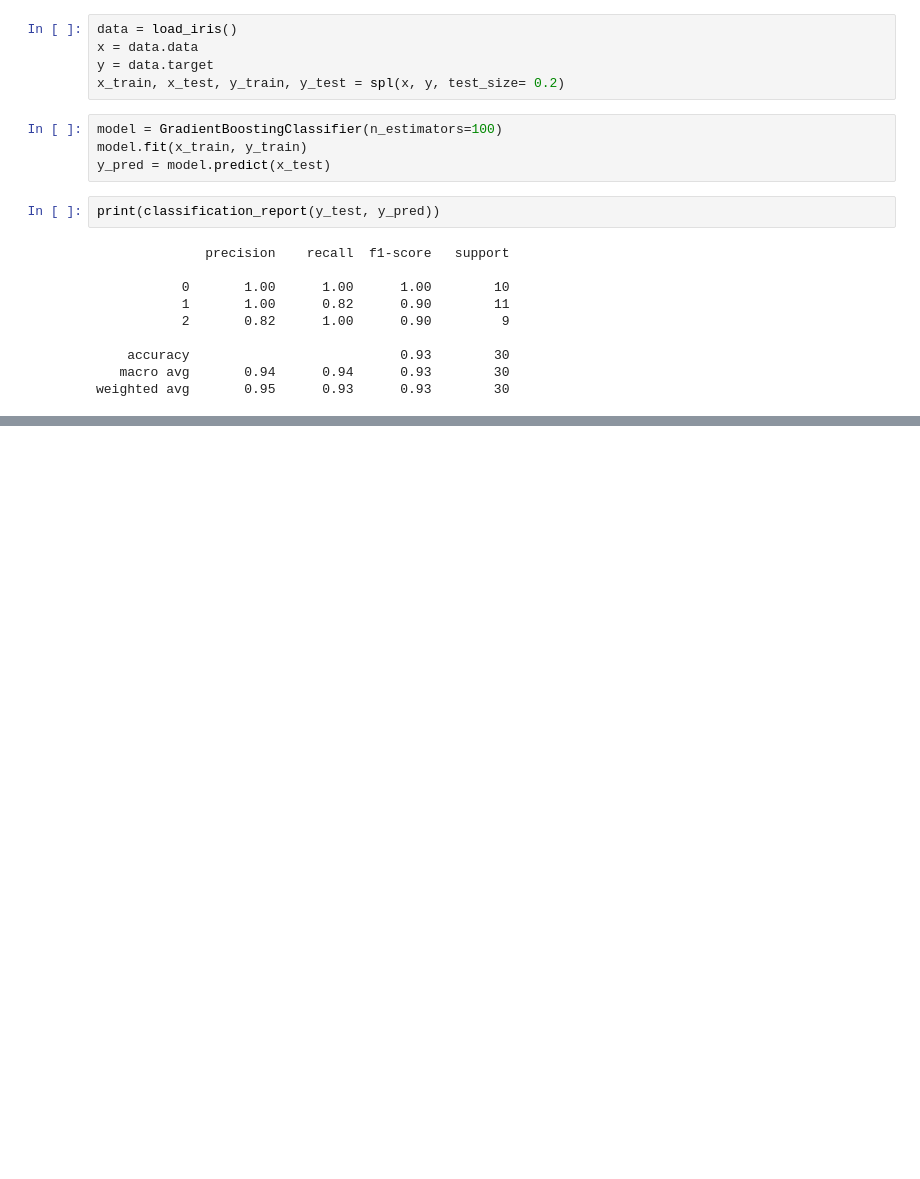
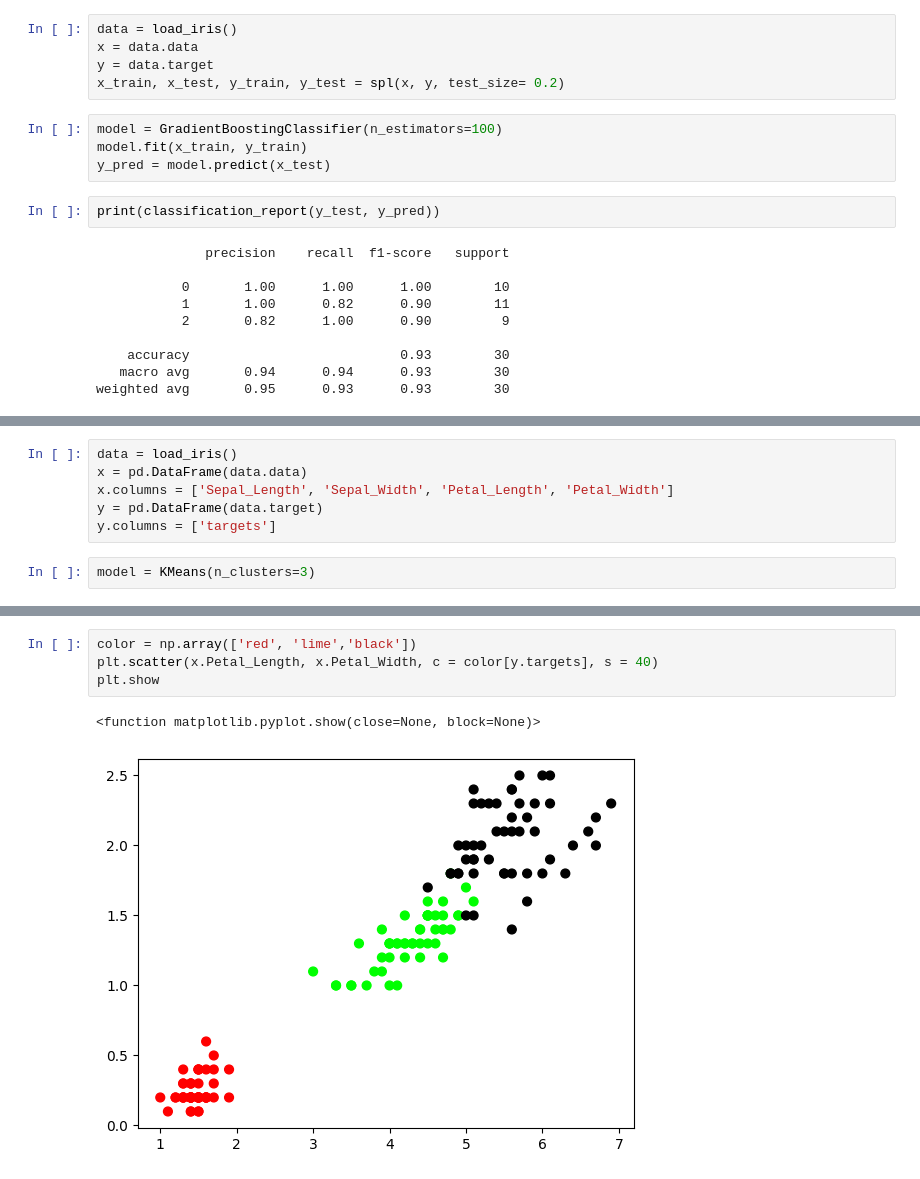
Before and after one commit to MohitMahajan03/6th-SEM, a Jupyter notebook: AI-ML/Lab stuff/practice.ipynb, the cells around one changed output, grey strips where cells are left out. Saved outputs shown, nothing was run; the diff lists cells and outputs as text; blank space fills up the shorter version.

```diff
--- a/AI-ML/Lab stuff/practice.ipynb
+++ b/AI-ML/Lab stuff/practice.ipynb
@@ -288,0 +345,8 @@ weighted avg       0.95      0.93      0.93        30
+# %%
+data = load_iris()
+x = pd.DataFrame(data.data)
+x.columns = ['Sepal_Length', 'Sepal_Width', 'Petal_Length', 'Petal_Width']
+y = pd.DataFrame(data.target)
+y.columns = ['targets']
+# %%
+model = KMeans(n_clusters=3)
@@ -288,0 +357,7 @@ weighted avg       0.95      0.93      0.93        30
+# %%
+color = np.array(['red', 'lime','black'])
+plt.scatter(x.Petal_Length, x.Petal_Width, c = color[y.targets], s = 40)
+plt.show
+# %% [output]
+<function matplotlib.pyplot.show(close=None, block=None)>
+[figure, added]
```
Also changed, not shown: parts of 27 cells of this notebook, 2 other files.
